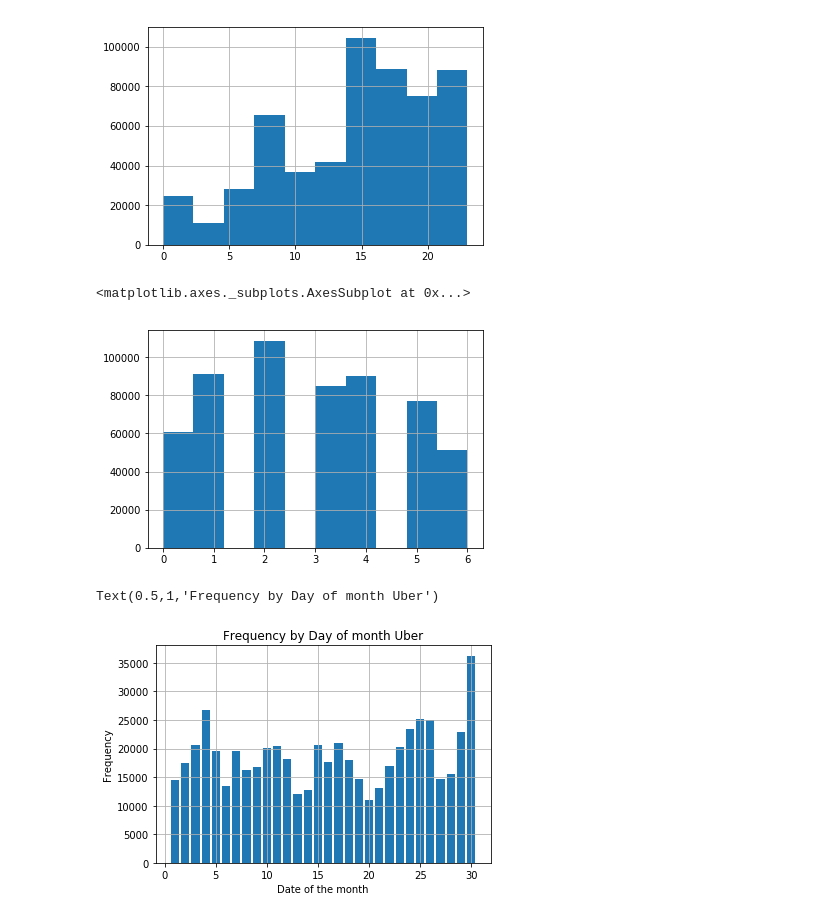
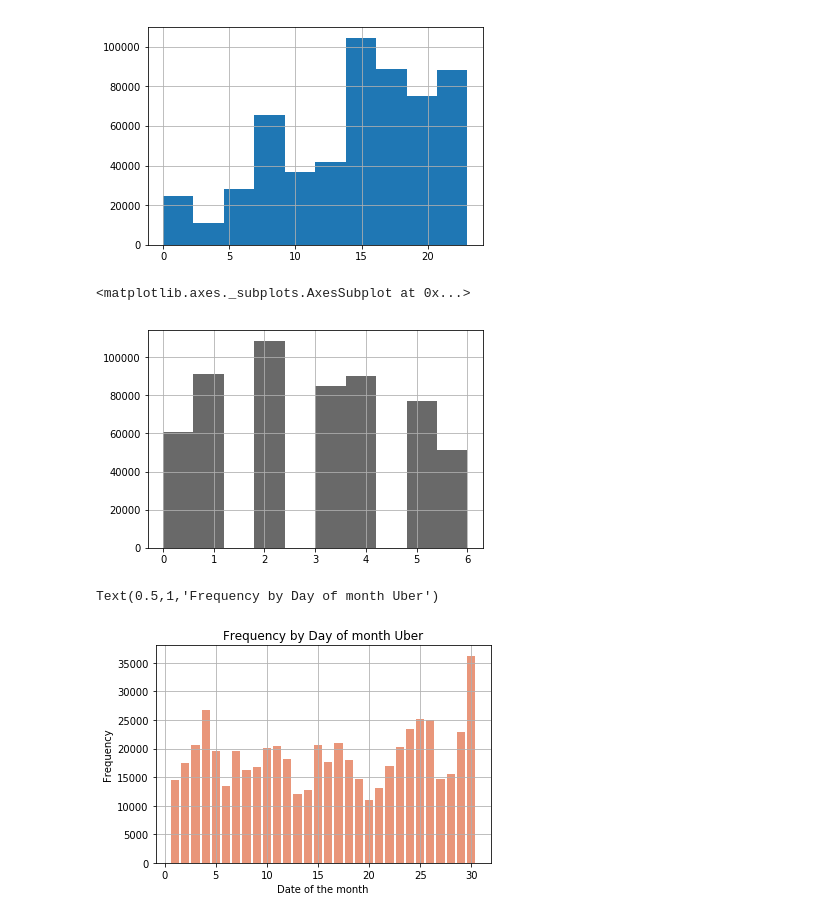
Before and after one commit to ashleynguci/codefight, a Jupyter notebook: Uber-trip/Uber Data Analysic.ipynb, the cells around one changed output. Cells and saved outputs as stored; diff of their text form; code cells hidden in the pictures.

Commit message:
seaborn for visualize

```diff
--- a/Uber-trip/Uber Data Analysic.ipynb
+++ b/Uber-trip/Uber Data Analysic.ipynb
@@ -68,17 +68,17 @@ df.Hour.hist()
 <matplotlib.axes._subplots.AxesSubplot at 0x...>
 [figure]
 # %%
-df['Week day'].hist()
+df['Week day'].hist(color='dimgrey')
 # %% [output]
 <matplotlib.axes._subplots.AxesSubplot at 0x...>
-[figure, old version]
+[figure, new version]
 # %%
 from matplotlib import pyplot as plt
 
-df['Day of month'].hist(bins=30, rwidth = .8, range=(.5,30.5))
+df['Day of month'].hist(bins=30, rwidth = .8, range=(.5,30.5),color='darksalmon')
 plt.xlabel('Date of the month')
 plt.ylabel('Frequency')
 plt.title('Frequency by Day of month Uber')
 # %% [output]
 Text(0.5,1,'Frequency by Day of month Uber')
-[figure, old version]
+[figure, new version]
```
Also changed, not shown: parts of 33 cells of this notebook.
